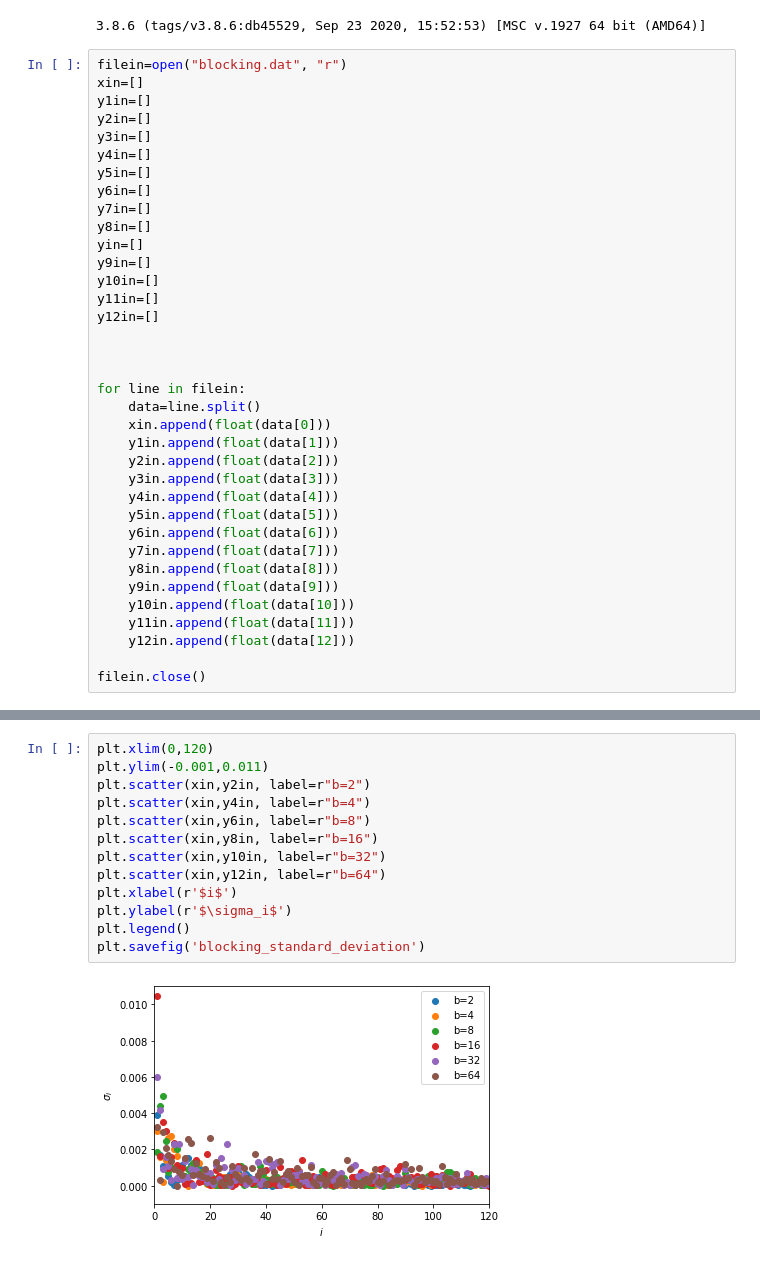
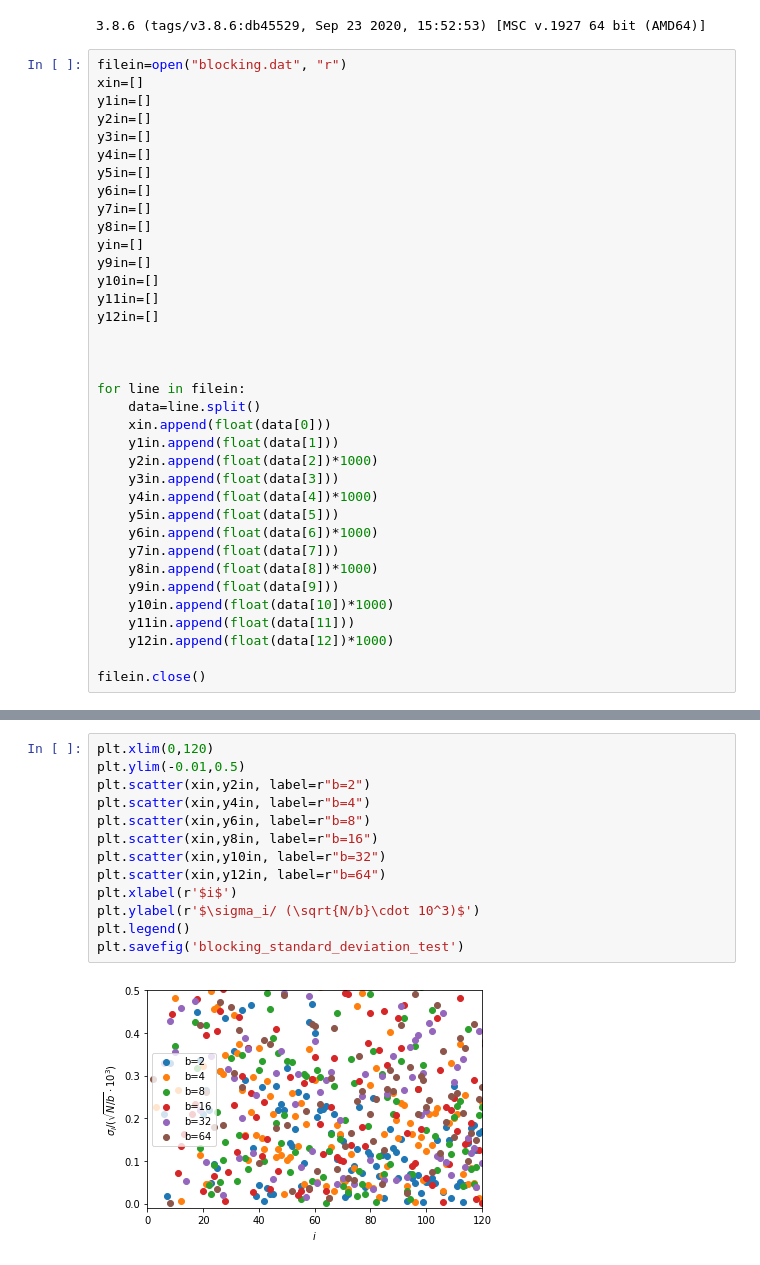
Before and after one commit to MarcelSchindler/Computational-Physics, a Jupyter notebook: exercise_4/blocking.ipynb, the cells around one changed output, grey strips where cells are left out. Drawn from its saved outputs; the diff is of its cells as text.

```diff
--- a/exercise_4/blocking.ipynb
+++ b/exercise_4/blocking.ipynb
@@ -31,17 +31,17 @@ for line in filein:
     data=line.split()
     xin.append(float(data[0]))
     y1in.append(float(data[1]))
-    y2in.append(float(data[2]))
+    y2in.append(float(data[2])*1000)
     y3in.append(float(data[3]))
-    y4in.append(float(data[4]))
+    y4in.append(float(data[4])*1000)
     y5in.append(float(data[5]))
-    y6in.append(float(data[6]))
+    y6in.append(float(data[6])*1000)
     y7in.append(float(data[7]))
-    y8in.append(float(data[8]))
+    y8in.append(float(data[8])*1000)
     y9in.append(float(data[9]))
-    y10in.append(float(data[10]))
+    y10in.append(float(data[10])*1000)
     y11in.append(float(data[11]))
-    y12in.append(float(data[12]))
+    y12in.append(float(data[12])*1000)
 
 filein.close()
 # %%
@@ -62,15 +62,15 @@ plt.savefig('blocking_autokorrelation')
 # %%
 plt.xlim(0,120)
-plt.ylim(-0.001,0.011)
+plt.ylim(-0.01,0.5)
 plt.scatter(xin,y2in, label=r"b=2")
 plt.scatter(xin,y4in, label=r"b=4")
 plt.scatter(xin,y6in, label=r"b=8")
 plt.scatter(xin,y8in, label=r"b=16")
 plt.scatter(xin,y10in, label=r"b=32")
 plt.scatter(xin,y12in, label=r"b=64")
 plt.xlabel(r'$i$')
-plt.ylabel(r'$\sigma_i$')
+plt.ylabel(r'$\sigma_i/ (\sqrt{N/b}\cdot 10^3)$')
 plt.legend()
-plt.savefig('blocking_standard_deviation')
+plt.savefig('blocking_standard_deviation_test')
 # %% [output]
-[figure, old version]
+[figure, new version]
```
Also changed, not shown: parts of 2 cells of this notebook, 22 other files.
